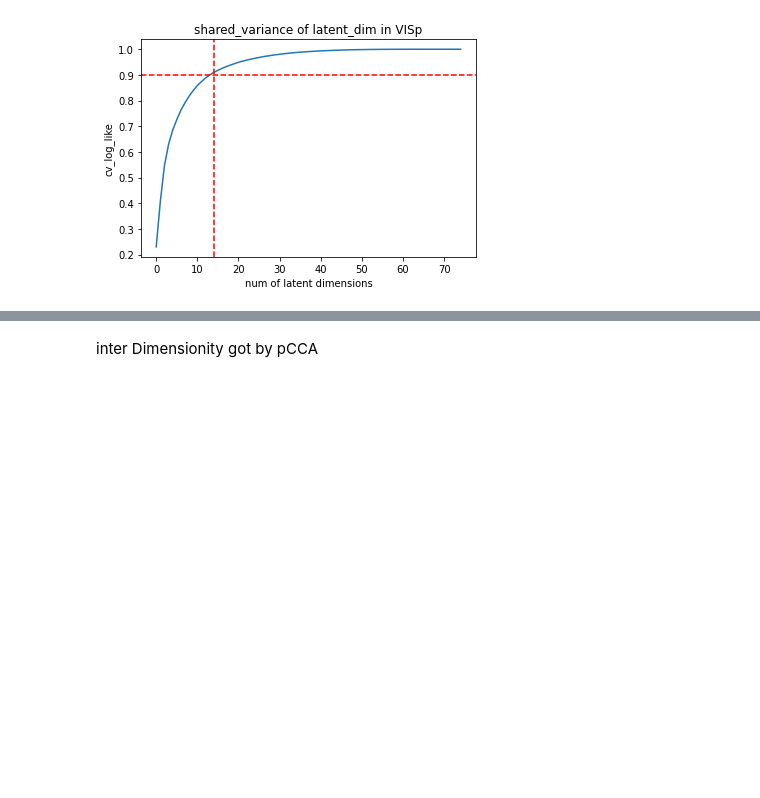
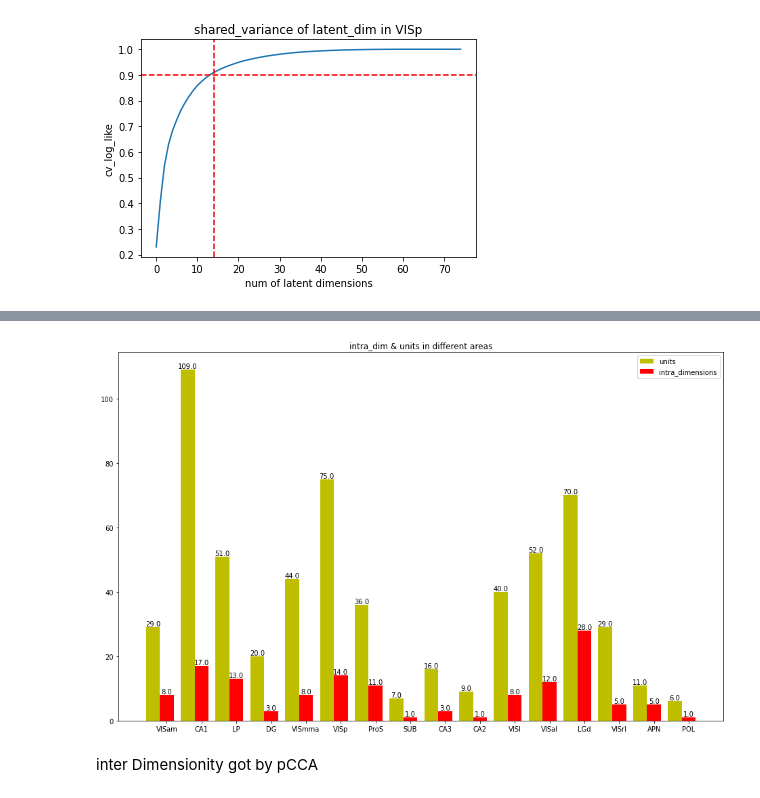
Before and after one commit to Jp-17/Coding_learning, a Jupyter notebook: Project_explore/Information flow across areas/CS_CCA_part2.ipynb, the cells around one changed output, grey strips where cells are left out. Drawn from its saved outputs; the diff is of its cells as text; code cells hidden in the pictures; blank space fills up the shorter version.

```diff
--- a/Project_explore/Information flow across areas/CS_CCA_part2.ipynb
+++ b/Project_explore/Information flow across areas/CS_CCA_part2.ipynb
@@ -252,3 +245,21 @@ plt.show()
+# %%
+
+x = np.array(range(len(areas)))
+width=0.4
+plt.figure(figsize=(16, 10))
+plt.bar(x, units_area, width=width, label='units',fc='y')
+plt.bar(x+np.array([width]), intra_dim_area, width=width, label='intra_dimensions', tick_label=areas, fc='r')
+plt.legend()
+
+for a, b in zip(x, units_area):   #柱子上的数字显示
+    plt.text(a, b, b, ha='center', va='bottom')
+for a, b in zip(x+width, intra_dim_area):
+    plt.text(a, b, b, ha='center', va='bottom')
+
+plt.title(f'intra_dim & units in different areas')
+plt.show()
+# %% [output]
+[figure, added]
 # %% [markdown]
 inter Dimensionity got by pCCA
 # %%
```
Also changed, not shown: parts of 4 cells of this notebook.
